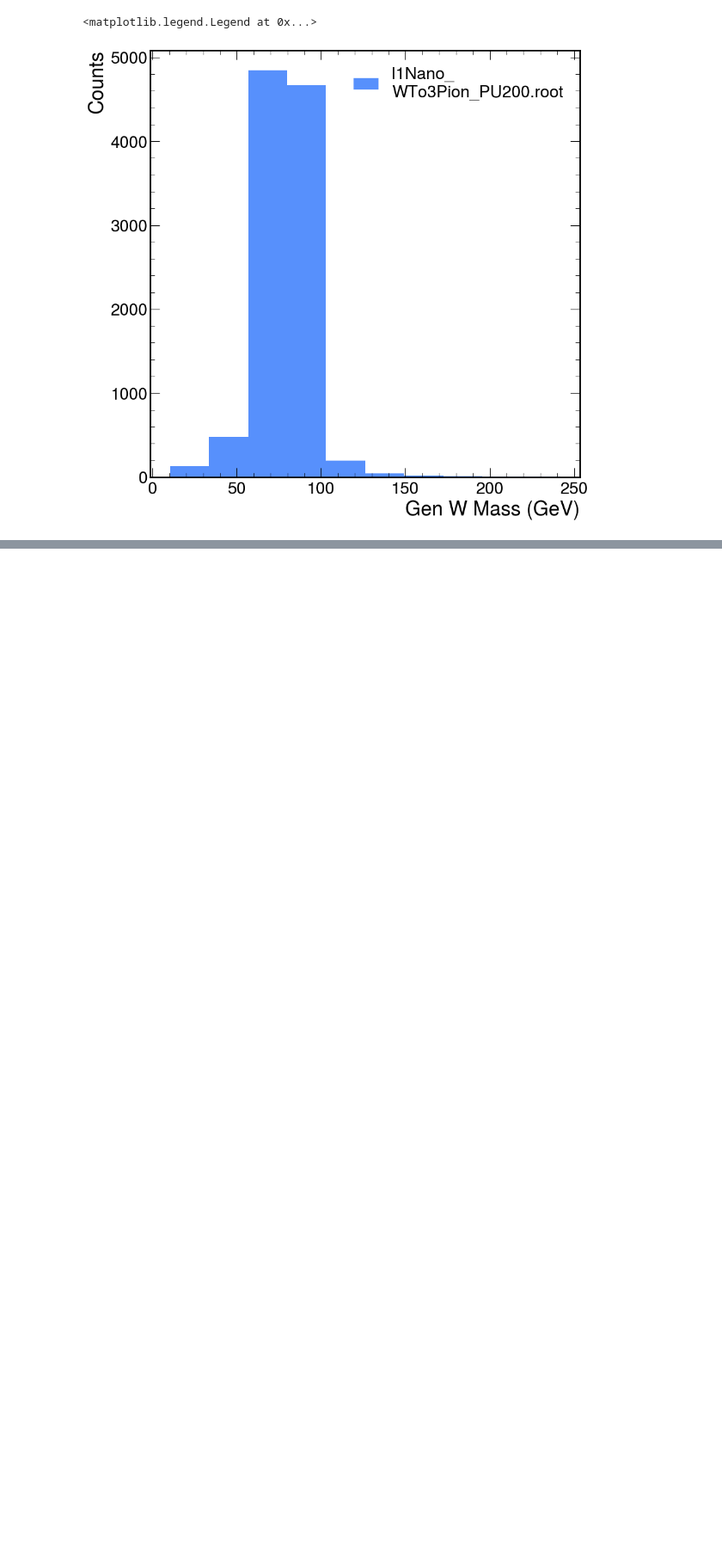
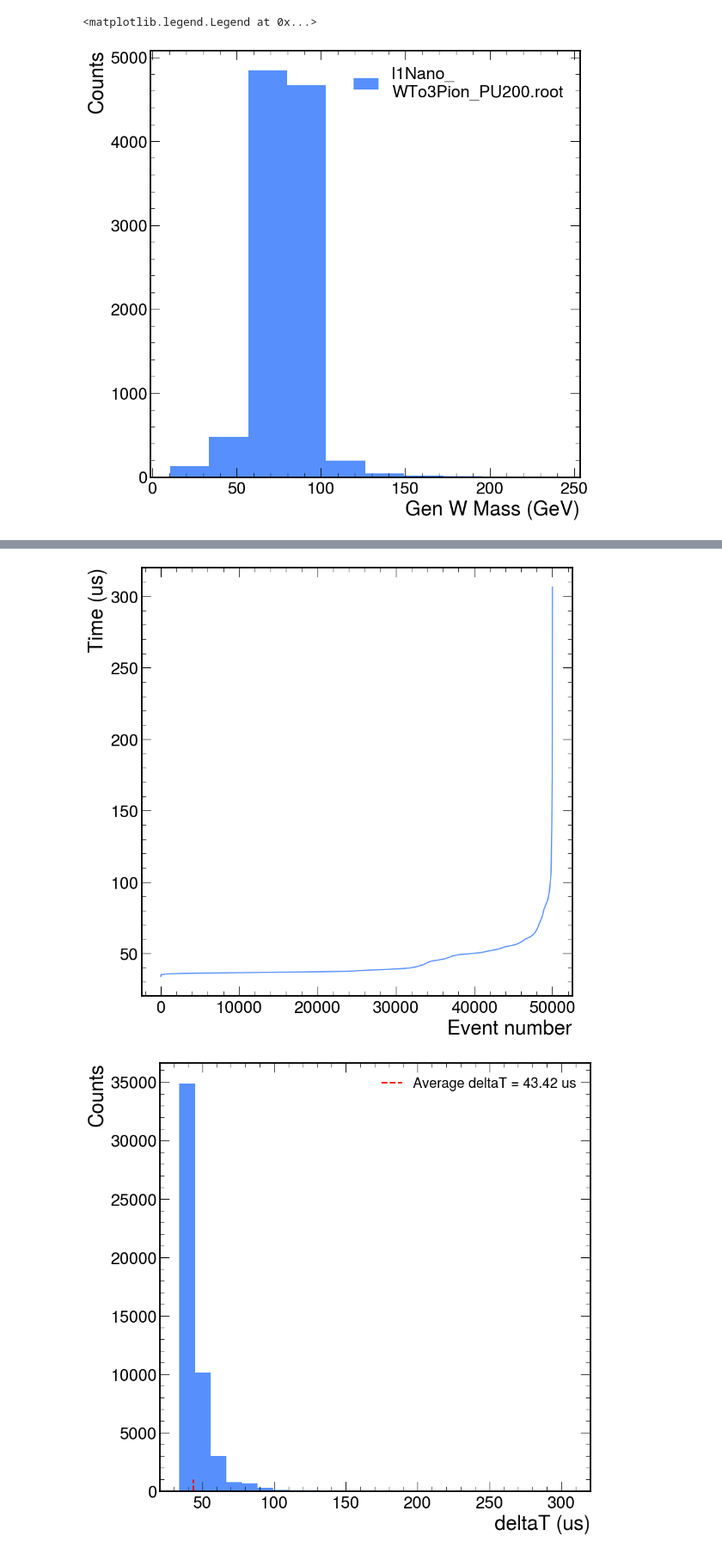
Before and after one commit to GiovanniZago/W3Pi-selection-algorithm, a Jupyter notebook: data-processing/playground.ipynb, the cells around one changed output, grey strips where cells are left out. Shown: that part at 86% size. Saved outputs shown, nothing was run; the diff lists cells and outputs as text; code cells hidden in the pictures; blank space fills up the shorter version.

```diff
--- a/data-processing/playground.ipynb
+++ b/data-processing/playground.ipynb
@@ -173,3 +173,31 @@ plt.legend(loc="upper left", fontsize=18);
+# %%
+file = DATA_PATH + "l1Nano_WTo3Pion_PU200_cppreco.hdf5"
+
+timestamps = []
+
+with h5py.File(file, "r") as f_aiereco:
+    for (grp_name_aiereco, grp_aiereco) in f_aiereco.items():
+        timestamps.append(grp_aiereco["cppreco_time"][...])
+
+timestamps_array = np.sort(np.array(timestamps).flatten())
+
+plt.figure()
+plt.plot(timestamps_array * 1e-3);
+plt.xlabel("Event number");
+plt.ylabel("Time (us)");
+
+timestamps_diff_array = timestamps_array
+avg_diff = np.mean(timestamps_array)
+
+plt.figure()
+plt.hist(timestamps_diff_array * 1e-3, bins=25);
+plt.vlines(avg_diff * 1e-3, 0, 1000, colors="red", linewidth=2, linestyles="dashed", label=f"Average deltaT = {avg_diff * 1e-3:.2f} us");
+plt.xlabel("deltaT (us)");
+plt.ylabel("Counts");
+plt.legend(loc="upper right", fontsize=18);
+# %% [output]
+[figure, added]
+[figure, added]
 # %%
 rename_map = {
     "L1Puppi_pt": "Puppi_pt",
```
Also changed, not shown: parts of 3 cells of this notebook, 6 other files.
